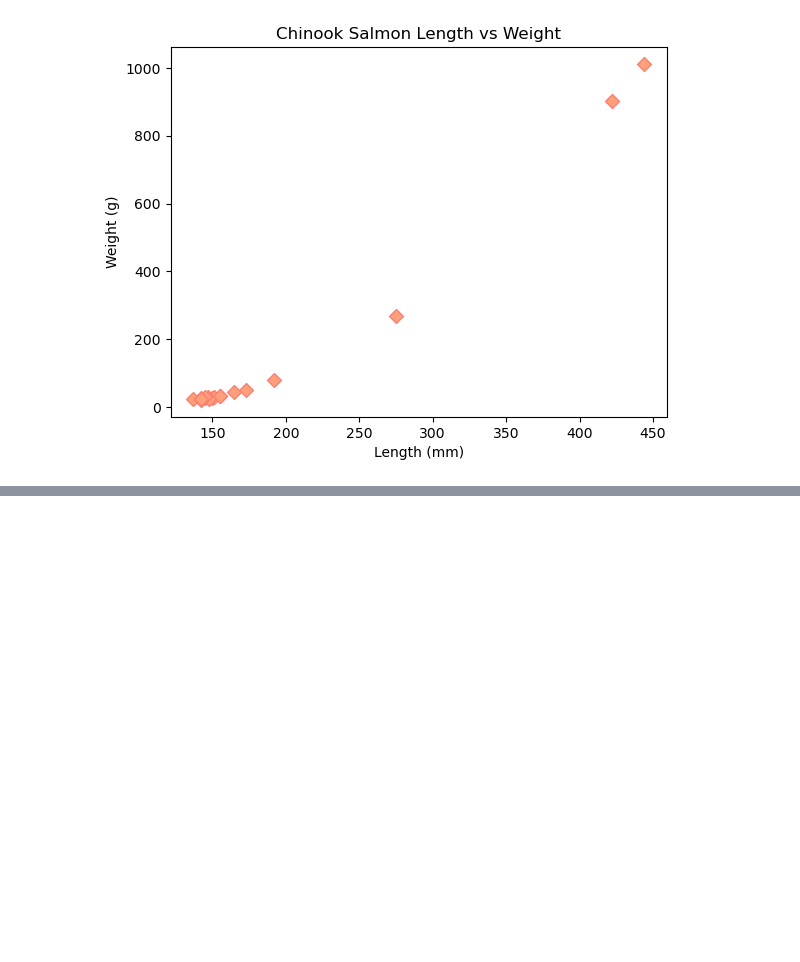
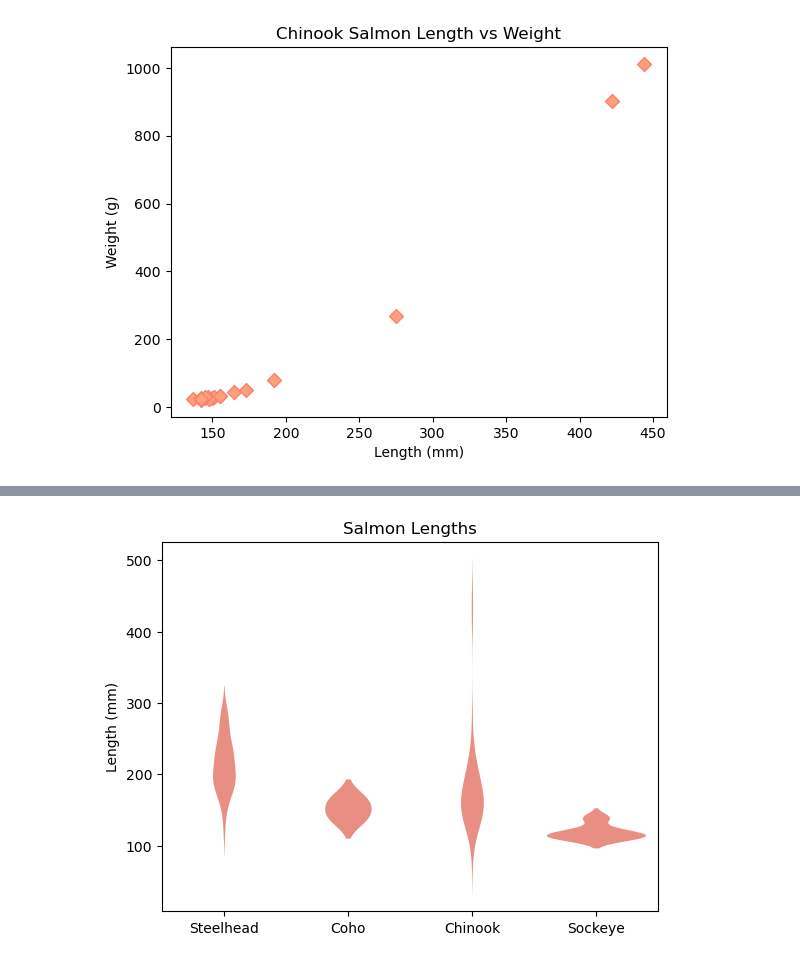
Before and after one commit to RockefellerUniversity/Intro_To_Python, a Jupyter notebook: IntroToPython/inst/extdata/data/final_exercise.ipynb, the cells around one changed output, grey strips where cells are left out. Drawn from its saved outputs; the diff is of its cells as text; code cells hidden in the pictures; blank space fills up the shorter version.

Commit message:
Final exercise
Added heatmap, finished instructions.

```diff
--- a/IntroToPython/inst/extdata/data/final_exercise.ipynb
+++ b/IntroToPython/inst/extdata/data/final_exercise.ipynb
@@ -12,7 +28,7 @@ Hint: Open the data file and see what it looks like (column names, data types, c
 # %%
 import numpy as np
 
-id, name, length, weight = np.genfromtxt('salmon_catch_data.csv', delimiter = ',', unpack = True, skip_header = True, dtype=None)
+id, name, length, weight = np.genfromtxt('salmon_catch_data.csv', delimiter = ',', unpack = True, skip_header = True, dtype=None, encoding = None)
 
 print(name)
 # %% [output]
@@ -112,27 +136,17 @@ plt.show()
 # %%
+import seaborn as sns
+
 steelhead = []
 coho = []
 chinook = []
 sockeye = []
 
 for i in range(len(name)):
-    if name[i] == b'Steelhead':
+    if name[i] == 'Steelhead':
         steelhead.append(length[i])
-    elif name[i] == b'Coho salmon':
+    elif name[i] == 'Coho salmon':
         coho.append(length[i])
-    elif name[i] == b'Chinook salmon':
+    elif name[i] == 'Chinook salmon':
         chinook.append(length[i])
     else:
         sockeye.append(length[i])
-
-fig, ax1 = plt.subplots()
-
-x = ['Steelhead', 'Coho', 'Chinook', 'Sockeye']
-y = [steelhead, coho, chinook, sockeye]
-
-ax1.boxplot(y, labels = x)
-
-ax1.set_ylabel("Length (mm)")
-ax1.set_title("Salmon Lengths")
-
-plt.show()
@@ -140,0 +163,11 @@ plt.show()
+# %%
+fig, ax1 = plt.subplots()
+
+sns.violinplot([steelhead, coho, chinook, sockeye], ax = ax1, color = 'salmon', linewidth=0)
+
+ax1.set_ylabel("Length (mm)")
+ax1.set_title("Salmon Lengths")
+ax1.set_xticks([0,1,2,3], labels=['Steelhead', 'Coho', 'Chinook', 'Sockeye'])
+plt.show()
+# %% [output]
+[figure, added]
```
Also changed, not shown: parts of 21 cells of this notebook, 5 other files.
